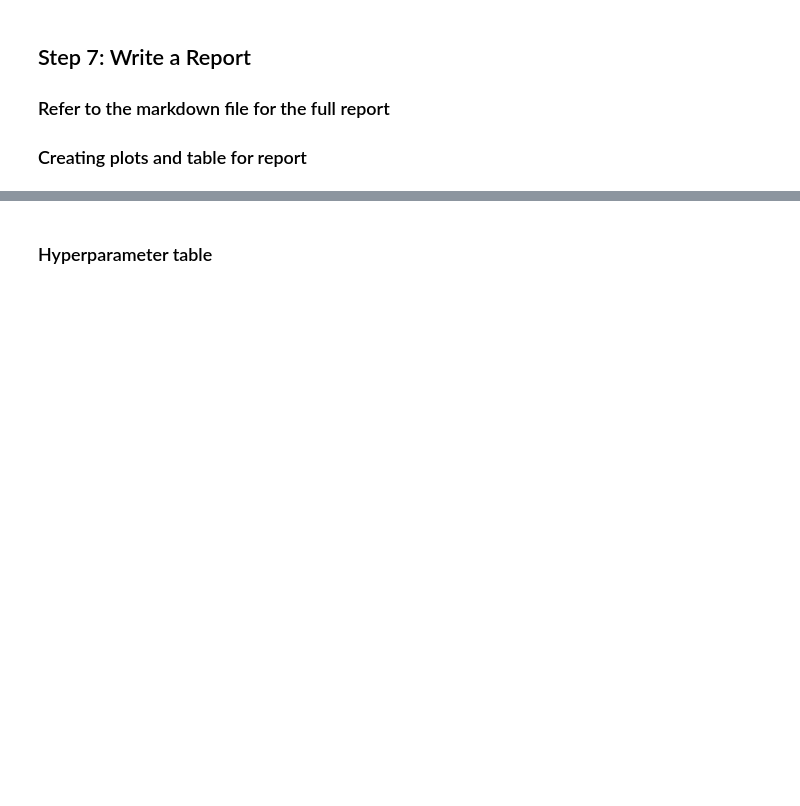
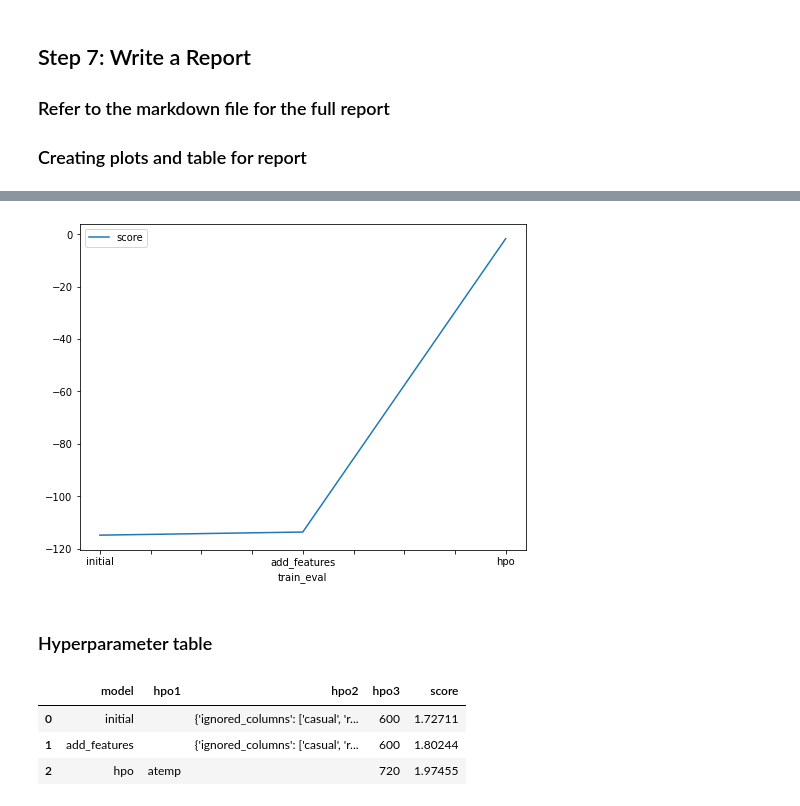
Before and after one commit to SLane35/nd009t-c1-intro-to-ml-project-starter, a Jupyter notebook: project-template.ipynb, the cells around one changed output, grey strips where cells are left out. Drawn from its saved outputs; the diff is of its cells as text; code cells hidden in the pictures; blank space fills up the shorter version.

```diff
--- a/project-template.ipynb
+++ b/project-template.ipynb
@@ -402,11 +737,26 @@ fig.savefig('model_test_score.png')
+# %%
+fig = pd.DataFrame(
+    {
+        "train_eval": ["initial", "add_features", "hpo"],
+        "score": [-114.887376, -113.693613, -1.637014]
+    }
+).plot(x="train_eval", y="score", figsize=(8, 6)).get_figure()
+fig.savefig('model_train_score.png')
+# %% [output]
+[figure, added]
 # %% [markdown]
 ### Hyperparameter table
 # %%
 # The 3 hyperparameters we tuned with the kaggle score as the result
 pd.DataFrame({
     "model": ["initial", "add_features", "hpo"],
-    "hpo1": [?, ?, ?],
-    "hpo2": [?, ?, ?],
-    "hpo3": [?, ?, ?],
-    "score": [?, ?, ?]
+    "hpo1": ["", "", "atemp"],
+    "hpo2": [{"ignored_columns":["casual", "registered"]}, {"ignored_columns":["casual", "registered"]}, ""],
+    "hpo3": [600, 600, 720],
+    "score": [1.72711, 1.80244, 1.97455]
 })
+# %% [output]
+|  | model | hpo1 | hpo2 | hpo3 | score |
+| 0 | initial |  | {'ignored_columns': ['casual', 'r... | 600 | 1.72711 |
+| 1 | add_features |  | {'ignored_columns': ['casual', 'r... | 600 | 1.80244 |
+| 2 | hpo | atemp |  | 720 | 1.97455 |
```
Also changed, not shown: parts of 37 cells of this notebook, 1 other file.
